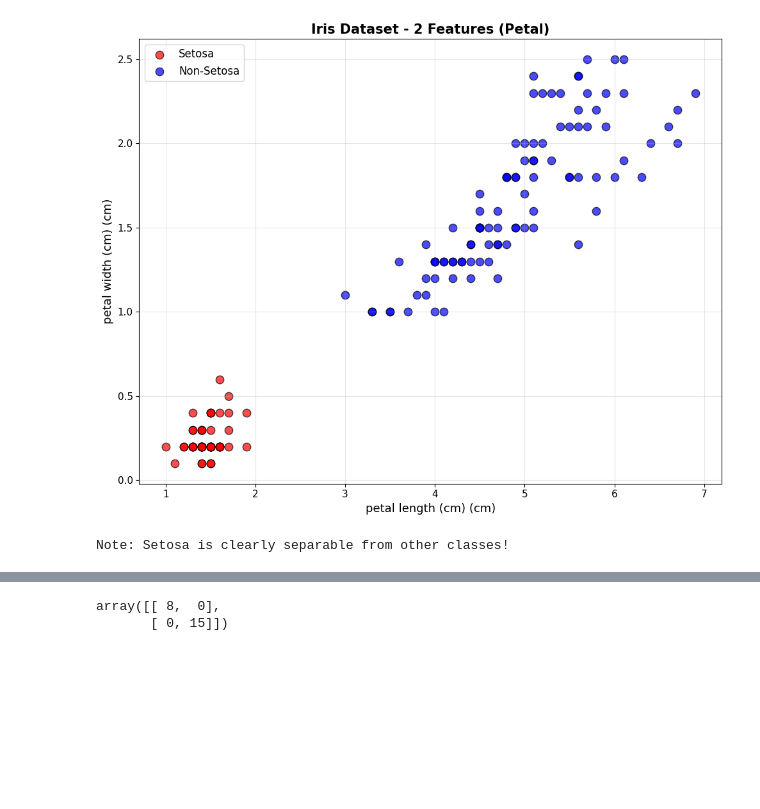
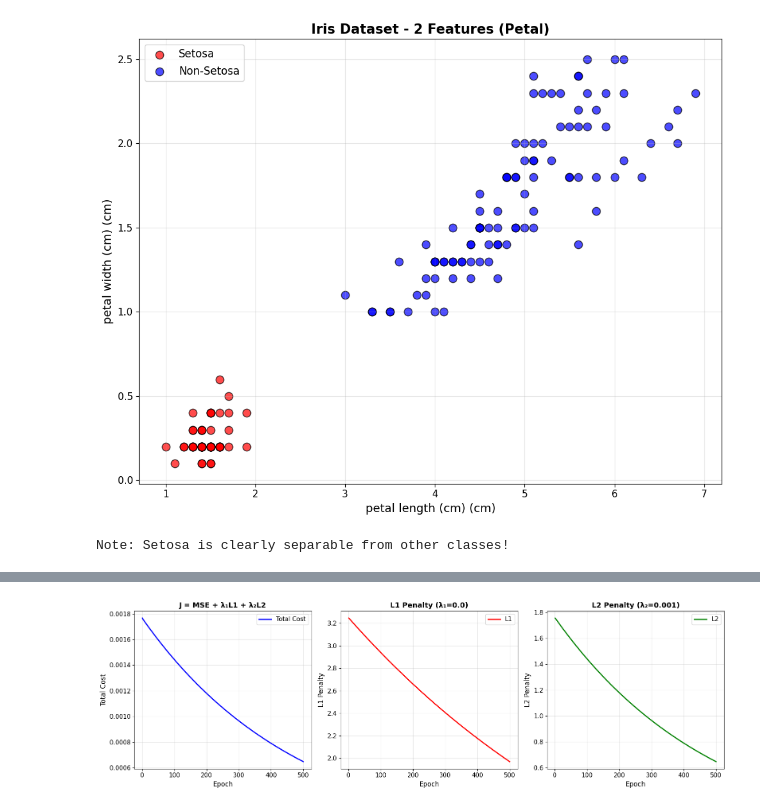
Before and after one commit to 1moi6/pyfuzzy-toolbox, a Jupyter notebook: exemplo.ipynb, the cells around one changed output, grey strips where cells are left out. Saved outputs shown, nothing was run; the diff lists cells and outputs as text; code cells hidden in the pictures; blank space fills up the shorter version.

```diff
--- a/exemplo.ipynb
+++ b/exemplo.ipynb
@@ -281,5 +234,4 @@ model_cls.plotar_
 # %%
-confusion_matrix(y_pred_cls,y_test)
+fg = model_cls.plot_regularization()
 # %% [output]
-array([[ 8,  0],
-       [ 0, 15]])
+[figure, added]
```
Also changed, not shown: parts of 17 cells of this notebook, 2 other files.
